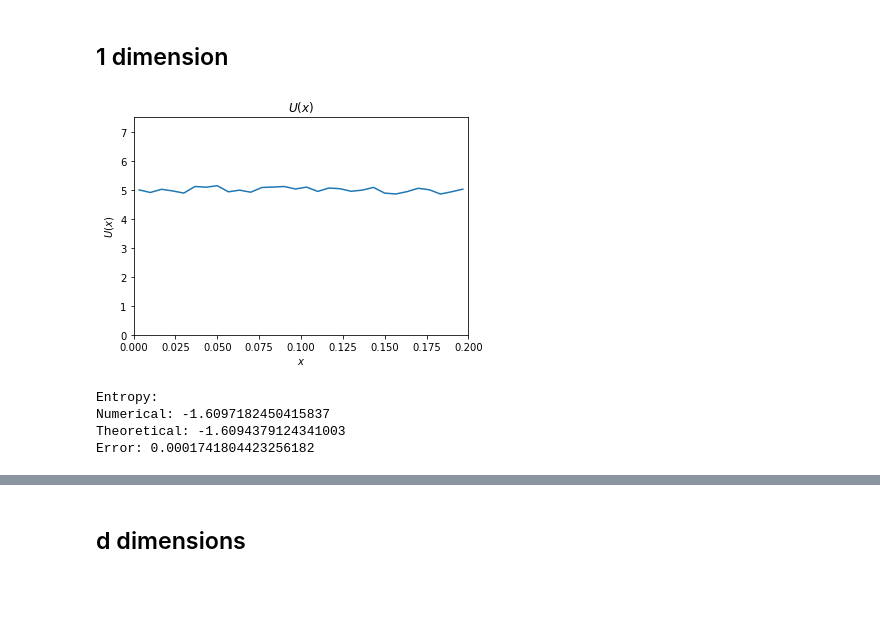
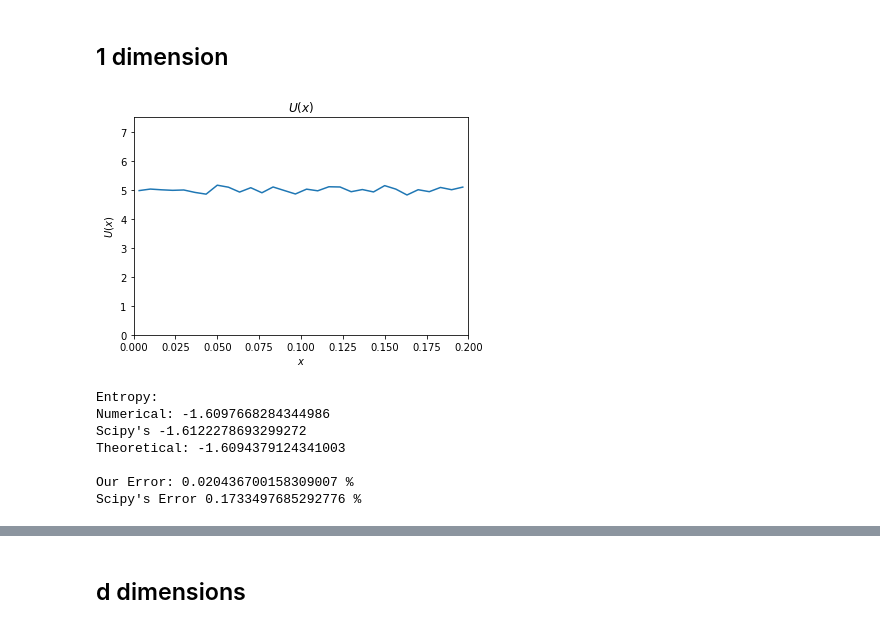
Before and after one commit to F-Barroso/Information, a Jupyter notebook: Differential Information.ipynb, the cells around one changed output, grey strips where cells are left out. Saved outputs shown, nothing was run; the diff lists cells and outputs as text; code cells hidden in the pictures; blank space fills up the shorter version.

```diff
--- a/Differential Information.ipynb
+++ b/Differential Information.ipynb
@@ -16,7 +16,7 @@ def diff_entropy(data):
 
     #bin width estimated from Freedman-Diaconis rule
     dx = 2*iqr(data)/(len(data)**(1/3))
-    counts,bins=np.histogram(data,bins=int(np.round((max(data)-min(data))/dx)))
+    counts,bins=np.histogram(data,bins=np.round((np.max(data)-np.min(data))/dx).astype(int))
     dx = bins[1]-bins[0] #redefine bin width
 
     pdf = counts/np.sum(counts*dx)
@@ -24,34 +24,40 @@ def diff_entropy(data):
 # %%
 #number of events
 n=100000
 
 #parameters of the uniform distribution
 x1=0
 x2=0.2
 
 U = rd.random(n)*(x2-x1)+x1
 
 #Plot a histogram
 counts,bins=np.histogram(U,bins=30)
 dx = bins[1]-bins[0]
 pl.plot(bins[:-1]+dx/2,counts/(np.sum(counts*dx)))
 pl.xlim(x1,x2)
 pl.ylim(0, 1/x2 * 1.5)
 pl.xlabel("$x$")
 pl.ylabel("$U(x)$")
 pl.title("$U(x)$")
 pl.show()
 
 #Compute the entropy
 print('Entropy:')
 print('Numerical:',diff_entropy(U))
-print('Theoretical:',np.log(x2-x1))
+print("Scipy's",differential_entropy(U))
+theoretical = np.log(x2-x1)
+print('Theoretical:',theoretical)
 
-print('Error:',(diff_entropy(U)-np.log(x2-x1))/np.log(x2-x1))
-del U
+print()
+print('Our Error:',100*(diff_entropy(U)-theoretical)/theoretical,"%")
+print("Scipy's Error",100*(differential_entropy(U)-theoretical)/theoretical,"%")
 # %% [output]
-[figure, old version]
+[figure, new version]
 Entropy:
-Numerical: -1.6097182450415837
+Numerical: -1.6097668284344986
+Scipy's -1.6122278693299272
 Theoretical: -1.6094379124341003
-Error: 0.0001741804423256182
+
+Our Error: 0.020436700158309007 %
+Scipy's Error 0.1733497685292776 %
```
Also changed, not shown: parts of 7 cells of this notebook.
